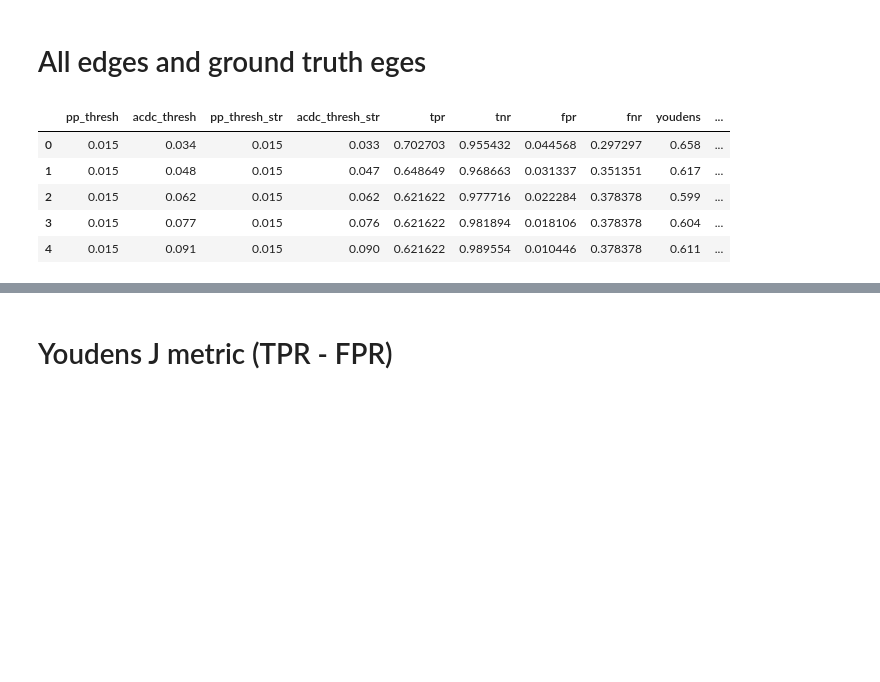
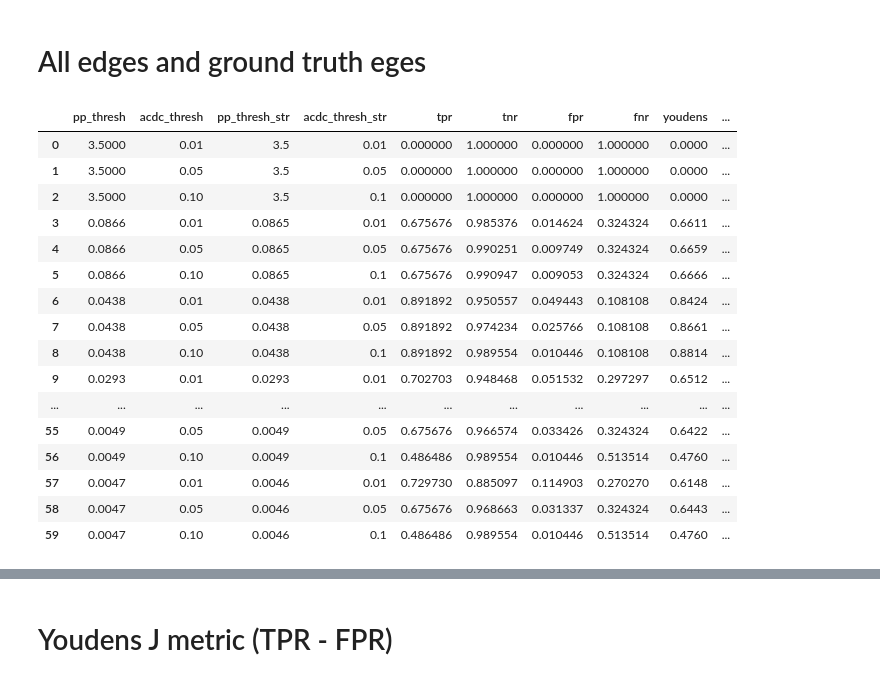
Before and after one commit to Aaquib111/edge-attribution-patching, a Jupyter notebook: thresh_sweep/statistics_sweep.ipynb, the cells around one changed output, grey strips where cells are left out. Drawn from its saved outputs; the diff is of its cells as text; code cells hidden in the pictures; blank space fills up the shorter version.

```diff
--- a/thresh_sweep/statistics_sweep.ipynb
+++ b/thresh_sweep/statistics_sweep.ipynb
@@ -95,51 +95,62 @@ def test_all_edges(pruned_edges, verbose=False):
     if verbose:
         print('True edge test complete')
 # %%
-with open('./res/docstring_absval_edge/present_edge_attrs.json', 'r') as f:
+with open('./res/docstring_abs_broad_passes_sweep/present_edge_attrs.json', 'r') as f:
     present_edge_attrs = json.load(f)
 
-with open('./res/docstring_absval_edge/num_passes.json', 'r') as f:
+with open('./res/docstring_abs_broad_passes_sweep/num_passes.json', 'r') as f:
     num_passes = json.load(f)
 
 data = []
 for pp_thresh in present_edge_attrs.keys():
     for acdc_thresh in present_edge_attrs[pp_thresh].keys():
         # Read set of present edges after applying ACDC++ and ACDC
         present_edges = set()
         for (child_name, child_idx, parent_name, parent_idx, attr) in present_edge_attrs[pp_thresh][acdc_thresh]: # sorry, messed up parent child indexing convention
             present_edges.add(f'{parent_name}{replace_parens(parent_idx)}{child_name}{replace_parens(child_idx)}')
             # present_edges.add(f'{parent_name}{parent_idx}{child_name}{child_idx}')
         test_all_edges(present_edges)
 
         # Calc stats
         tp = len(present_edges.intersection(true_edges))
         tn = len((all_edges - present_edges).intersection(all_edges - true_edges))
         fp = len(present_edges - true_edges)
         fn = len(true_edges - present_edges)
 
         tpr = tp / (tp + fn)
         tnr = tn / (tn + fp)
         fpr = 1 - tnr
         fnr = 1 - tpr
 
-        pp_thr = np.round(float(pp_thresh), 3)
-        acdc_thr = np.round(float(acdc_thresh), 3)
-        pp_thr_str = pp_thresh[:5]
-        acdc_thr_str = acdc_thresh[:5]
-        youdens = np.round(tpr-fpr, 3)
+        pp_thr = np.round(float(pp_thresh), 4)
+        acdc_thr = np.round(float(acdc_thresh), 4)
+        pp_thr_str = pp_thresh[:6]
+        acdc_thr_str = acdc_thresh[:6]
+        youdens = np.round(tpr-fpr, 4)
         passes = num_passes[pp_thresh][acdc_thresh]
 
         data.append([pp_thr, acdc_thr, pp_thr_str, acdc_thr_str, tpr, tnr, fpr, fnr, youdens, passes])
 
 df = pd.DataFrame(data, columns=['pp_thresh', 'acdc_thresh', 'pp_thresh_str', 'acdc_thresh_str', 'tpr', 'tnr', 'fpr', 'fnr', 'youdens', 'num_passes'])
-df.head()
+df
 # %% [output]
 |  | pp_thresh | acdc_thresh | pp_thresh_str | acdc_thresh_str | tpr | tnr | fpr | fnr | youdens | ... |
-| 0 | 0.015 | 0.034 | 0.015 | 0.033 | 0.702703 | 0.955432 | 0.044568 | 0.297297 | 0.658 | ... |
-| 1 | 0.015 | 0.048 | 0.015 | 0.047 | 0.648649 | 0.968663 | 0.031337 | 0.351351 | 0.617 | ... |
-| 2 | 0.015 | 0.062 | 0.015 | 0.062 | 0.621622 | 0.977716 | 0.022284 | 0.378378 | 0.599 | ... |
-| 3 | 0.015 | 0.077 | 0.015 | 0.076 | 0.621622 | 0.981894 | 0.018106 | 0.378378 | 0.604 | ... |
-| 4 | 0.015 | 0.091 | 0.015 | 0.090 | 0.621622 | 0.989554 | 0.010446 | 0.378378 | 0.611 | ... |
+| 0 | 3.5000 | 0.01 | 3.5 | 0.01 | 0.000000 | 1.000000 | 0.000000 | 1.000000 | 0.0000 | ... |
+| 1 | 3.5000 | 0.05 | 3.5 | 0.05 | 0.000000 | 1.000000 | 0.000000 | 1.000000 | 0.0000 | ... |
+| 2 | 3.5000 | 0.10 | 3.5 | 0.1 | 0.000000 | 1.000000 | 0.000000 | 1.000000 | 0.0000 | ... |
+| 3 | 0.0866 | 0.01 | 0.0865 | 0.01 | 0.675676 | 0.985376 | 0.014624 | 0.324324 | 0.6611 | ... |
+| 4 | 0.0866 | 0.05 | 0.0865 | 0.05 | 0.675676 | 0.990251 | 0.009749 | 0.324324 | 0.6659 | ... |
+| 5 | 0.0866 | 0.10 | 0.0865 | 0.1 | 0.675676 | 0.990947 | 0.009053 | 0.324324 | 0.6666 | ... |
+| 6 | 0.0438 | 0.01 | 0.0438 | 0.01 | 0.891892 | 0.950557 | 0.049443 | 0.108108 | 0.8424 | ... |
+| 7 | 0.0438 | 0.05 | 0.0438 | 0.05 | 0.891892 | 0.974234 | 0.025766 | 0.108108 | 0.8661 | ... |
+| 8 | 0.0438 | 0.10 | 0.0438 | 0.1 | 0.891892 | 0.989554 | 0.010446 | 0.108108 | 0.8814 | ... |
+| 9 | 0.0293 | 0.01 | 0.0293 | 0.01 | 0.702703 | 0.948468 | 0.051532 | 0.297297 | 0.6512 | ... |
+| ... | ... | ... | ... | ... | ... | ... | ... | ... | ... | ... |
+| 55 | 0.0049 | 0.05 | 0.0049 | 0.05 | 0.675676 | 0.966574 | 0.033426 | 0.324324 | 0.6422 | ... |
+| 56 | 0.0049 | 0.10 | 0.0049 | 0.1 | 0.486486 | 0.989554 | 0.010446 | 0.513514 | 0.4760 | ... |
+| 57 | 0.0047 | 0.01 | 0.0046 | 0.01 | 0.729730 | 0.885097 | 0.114903 | 0.270270 | 0.6148 | ... |
+| 58 | 0.0047 | 0.05 | 0.0046 | 0.05 | 0.675676 | 0.968663 | 0.031337 | 0.324324 | 0.6443 | ... |
+| 59 | 0.0047 | 0.10 | 0.0046 | 0.1 | 0.486486 | 0.989554 | 0.010446 | 0.513514 | 0.4760 | ... |
 # %% [markdown]
 ![image.png](attachment:68b7dd2d-1ba3-46c1-be05-dbec2927f499.png)
 # %% [markdown]
```
Also changed, not shown: parts of 1 cell of this notebook, 9 other files.
